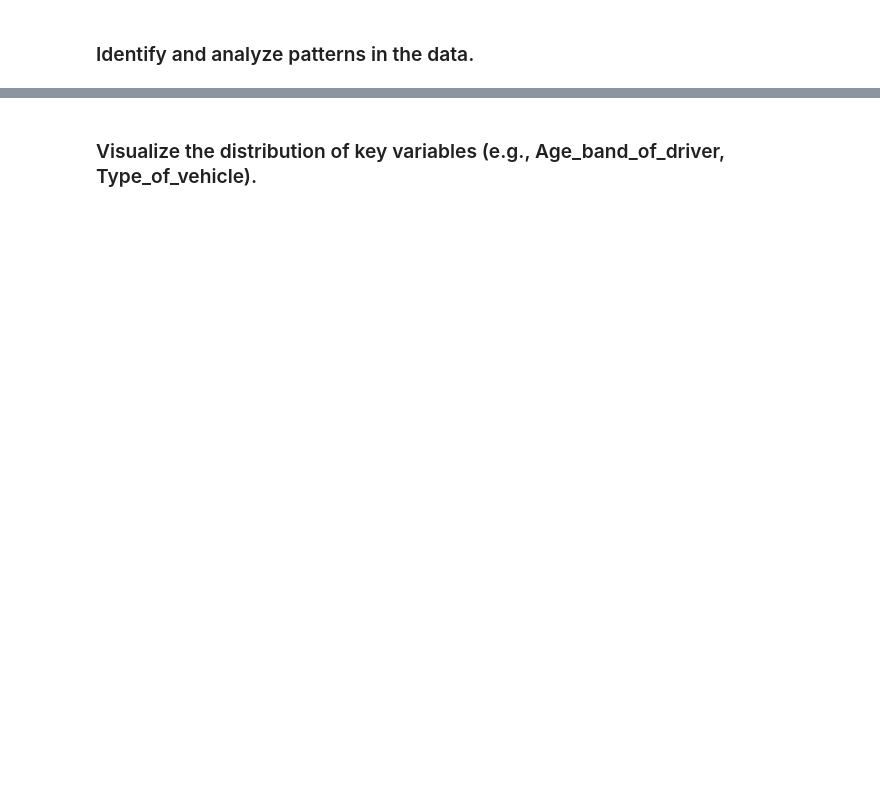
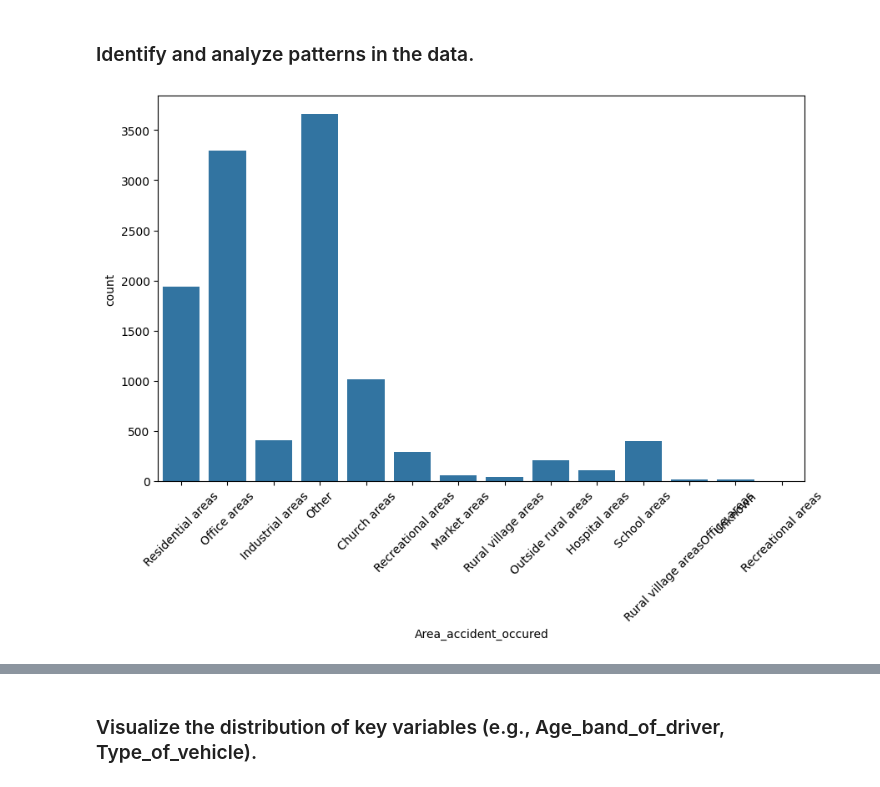
Before and after one commit to TariqAlhathloul/T55_DataScienceBootCamp, a Jupyter notebook: Tasks/Task (1) Week 1.ipynb, the cells around one changed output, grey strips where cells are left out. Drawn from its saved outputs; the diff is of its cells as text; code cells hidden in the pictures; blank space fills up the shorter version.

```diff
--- a/Tasks/Task (1) Week 1.ipynb
+++ b/Tasks/Task (1) Week 1.ipynb
@@ -81,0 +298,14 @@ df = pd.read_csv('TaskDataSet/Task (1) Dataset.csv')
+# %%
+# in the 'Educational_level' column there are 94 Unknown values we will replace them with the mode
+df['Educational_level'] = df['Educational_level'].replace('Unknown', df['Educational_level'].mode()[0])
+# %%
+# we can see that we have 1459 'Unknown' values in the 'Age_band_of_driver' column
+# we will fill them with the mode, we don't want any unknown values in the data
+df['Age_band_of_driver'] = df['Age_band_of_driver'].replace('Unknown', df['Age_band_of_driver'].mode()[0])
+# %%
+# Unique values in 'Sex_of_driver': ['Male' 'Female' 'Unknown']
+# we can that there is an Unknown value in sex_of_driver column
+# let's see how many unknown values are there
+print(df['Sex_of_driver'].value_counts())
+# it's just 178 unknown values, we will drop them
+df = df[df['Sex_of_driver'] != 'Unknown']
@@ -83,3 +343,10 @@ df = pd.read_csv('TaskDataSet/Task (1) Dataset.csv')
 ### Ensure data types are appropriate for each column.
 
 ---
+# %%
+# we the 'Time' column it's is object, it should be datetime
+df['Time'] = pd.to_datetime(df['Time'])
+# we will extract the hour from the time because it's the only useful information
+df['Hour'] = df['Time'].dt.hour
+# we will drop the time column
+df = df.drop(['Time'], axis=1)
@@ -91,0 +398,9 @@ df = pd.read_csv('TaskDataSet/Task (1) Dataset.csv')
+# %%
+# let's visualize where most accidents occur
+
+plt.figure(figsize=(10, 6))
+sns.countplot(x='Area_accident_occured', data=df)
+plt.xticks(rotation=45)
+plt.show()
+# %% [output]
+[figure, added]
```
Also changed, not shown: parts of 35 cells of this notebook, 1 other file.
